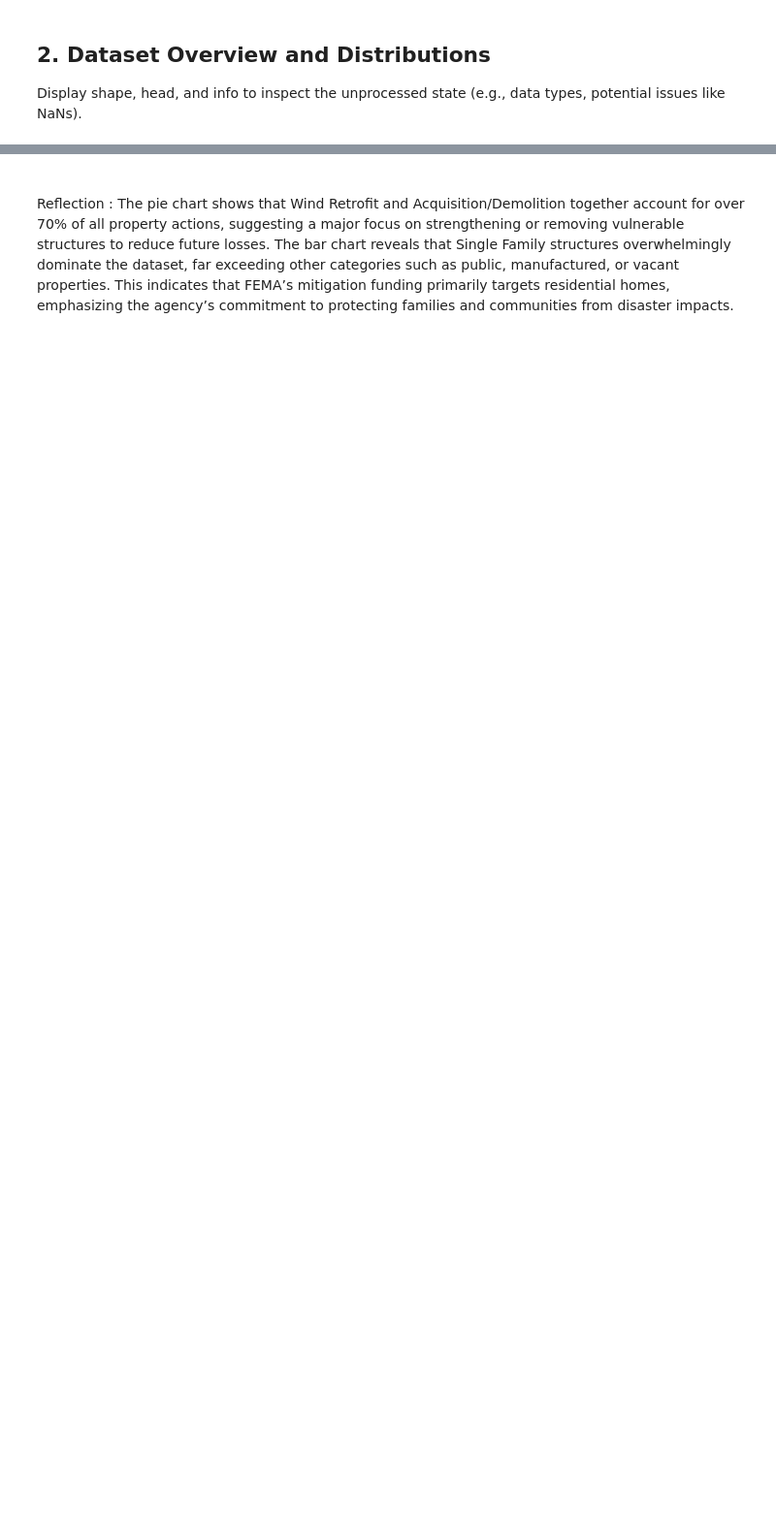
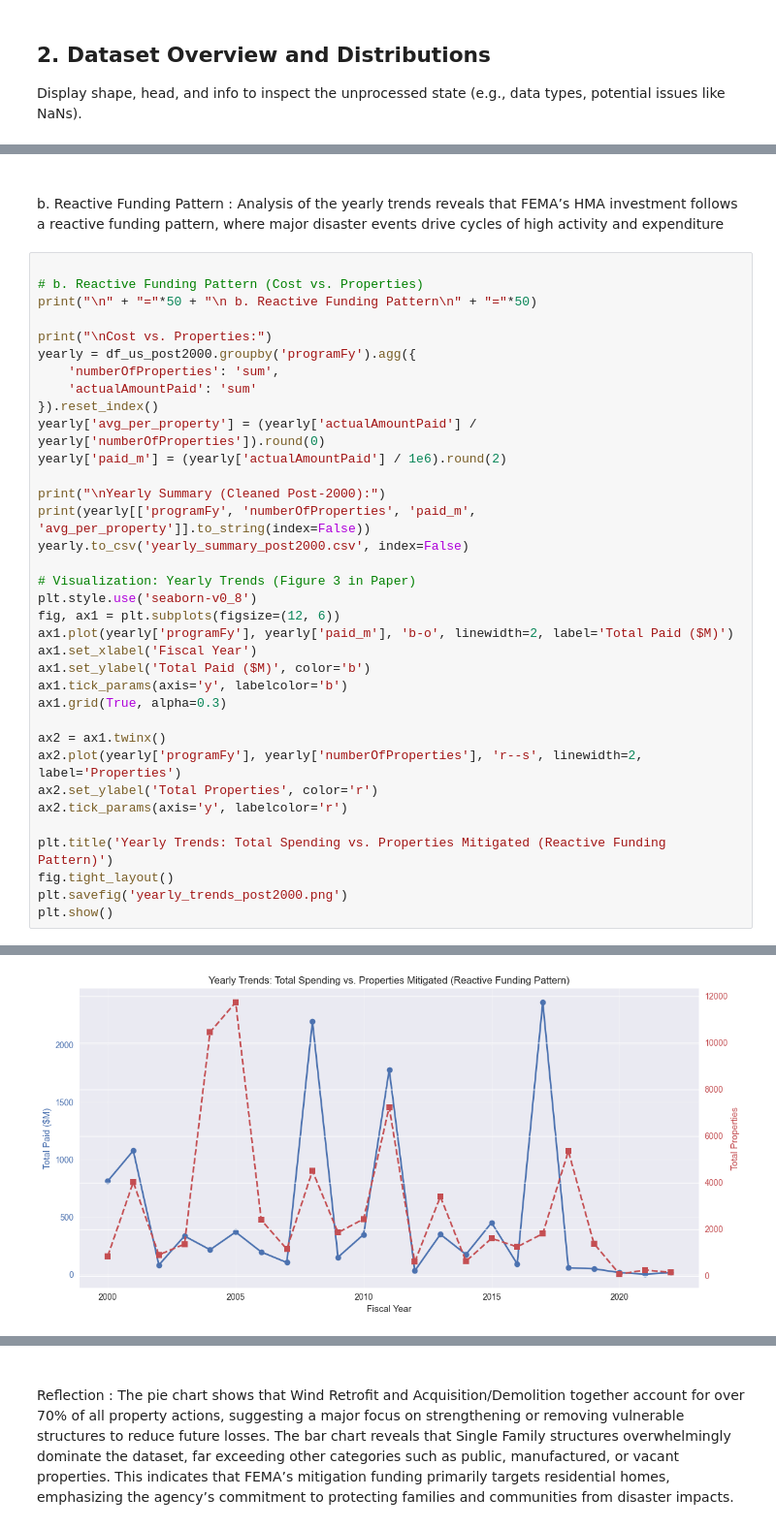
Before and after one commit to anjana-codes/capstone-project-anjana, a Jupyter notebook: notebooks/fema_mitigation_analysis.ipynb, the cells around one changed output, grey strips where cells are left out. Shown: that part at 97% size. Cells and saved outputs as stored; diff of their text form; blank space fills up the shorter version.

```diff
--- a/notebooks/fema_mitigation_analysis.ipynb
+++ b/notebooks/fema_mitigation_analysis.ipynb
@@ -238,0 +360,39 @@ Data preview:
+# %% [markdown]
+##
+b. Reactive Funding Pattern : Analysis of the yearly trends reveals that FEMA’s HMA investment follows a reactive funding pattern, where major disaster events drive cycles of high activity and expenditure
+# %%
+
+# b. Reactive Funding Pattern (Cost vs. Properties)
+print("\n" + "="*50 + "\n b. Reactive Funding Pattern\n" + "="*50)
+
+print("\nCost vs. Properties:")
+yearly = df_us_post2000.groupby('programFy').agg({
+    'numberOfProperties': 'sum',
+    'actualAmountPaid': 'sum'
+}).reset_index()
+yearly['avg_per_property'] = (yearly['actualAmountPaid'] / yearly['numberOfProperties']).round(0)
+yearly['paid_m'] = (yearly['actualAmountPaid'] / 1e6).round(2)
+
+print("\nYearly Summary (Cleaned Post-2000):")
+print(yearly[['programFy', 'numberOfProperties', 'paid_m', 'avg_per_property']].to_string(index=False))
+yearly.to_csv('yearly_summary_post2000.csv', index=False)
+
+# Visualization: Yearly Trends (Figure 3 in Paper)
+plt.style.use('seaborn-v0_8')
+fig, ax1 = plt.subplots(figsize=(12, 6))
+ax1.plot(yearly['programFy'], yearly['paid_m'], 'b-o', linewidth=2, label='Total Paid ($M)')
+ax1.set_xlabel('Fiscal Year')
+ax1.set_ylabel('Total Paid ($M)', color='b')
+ax1.tick_params(axis='y', labelcolor='b')
+ax1.grid(True, alpha=0.3)
+
+ax2 = ax1.twinx()
+ax2.plot(yearly['programFy'], yearly['numberOfProperties'], 'r--s', linewidth=2, label='Properties')
+ax2.set_ylabel('Total Properties', color='r')
+ax2.tick_params(axis='y', labelcolor='r')
+
+plt.title('Yearly Trends: Total Spending vs. Properties Mitigated (Reactive Funding Pattern)')
+fig.tight_layout()
+plt.savefig('yearly_trends_post2000.png')
+plt.show()
+# %% [output]
@@ -238,0 +416 @@ Data preview:
+[figure, added]
```
Also changed, not shown: parts of 25 cells of this notebook, 10 other files.
